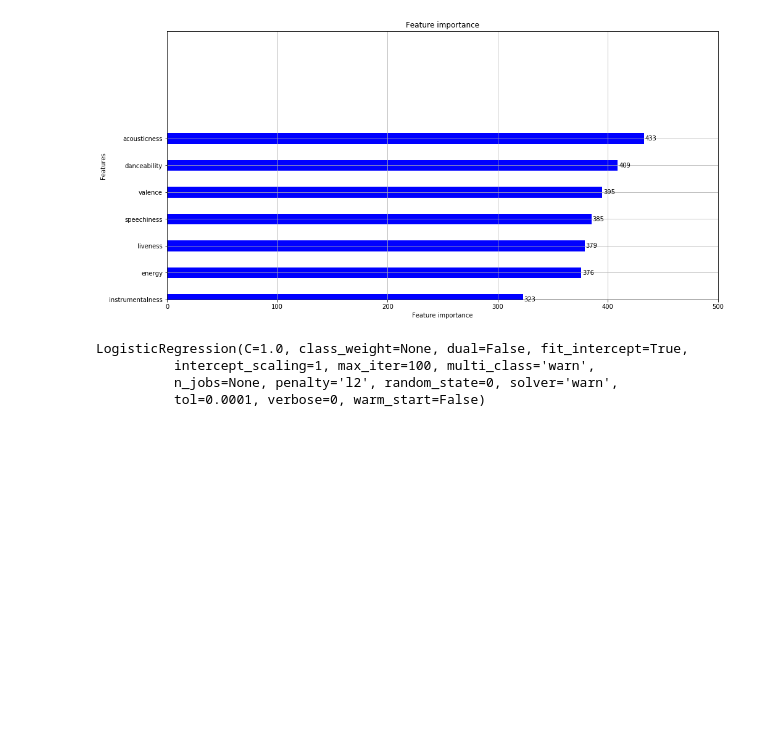
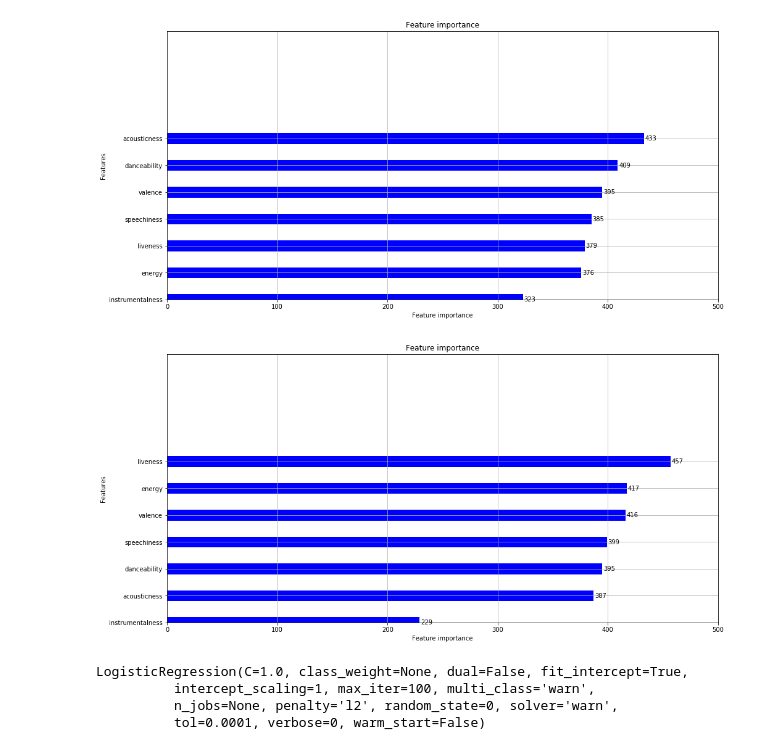
Before and after one commit to dbarer/Song-Popularity-DS, a Jupyter notebook: adie_analysis.ipynb, the cells around one changed output. Saved outputs shown, nothing was run; the diff lists cells and outputs as text; code cells hidden in the pictures; blank space fills up the shorter version.

```diff
--- a/adie_analysis.ipynb
+++ b/adie_analysis.ipynb
@@ -173,6 +175,29 @@ ax=lgb.plot_importance(clf, height = 0.4,
 plt.show()
 # %% [output]
 [figure]
+# %%
+X1 = data_graph_year_10[["acousticness","danceability","energy","instrumentalness","liveness","speechiness","valence"]]
+y1 = data_graph_year_10["Top100"]
+
+clf1 = lgb.LGBMClassifier( boosting_type='gbdt', class_weight=None, colsample_bytree=1.0,
+               importance_type='split', learning_rate=0.2, max_depth=-1,
+               min_child_samples=20, min_child_weight=0.001, min_split_gain=0.0,
+               n_estimators=90, n_jobs=-1, num_leaves=31, objective=None,
+               random_state=None, reg_alpha=0.0, reg_lambda=0.0, silent=True,
+               subsample=1.0, subsample_for_bin=200000, subsample_freq=0 )
+
+clf1.fit(X1, y1)
+
+ax=lgb.plot_importance(clf1, height = 0.4,
+                         max_num_features = 10,
+                         importance_type='split',
+                         xlim = (0,500), ylim = (0,10),color='b',
+                         figsize = (16,8))
+
+
+plt.show()
+# %% [output]
+[figure, added]
 # %%
 #predictability of logistic regression without popularity
 #error rate
```
Also changed, not shown: parts of 1 cell of this notebook.
